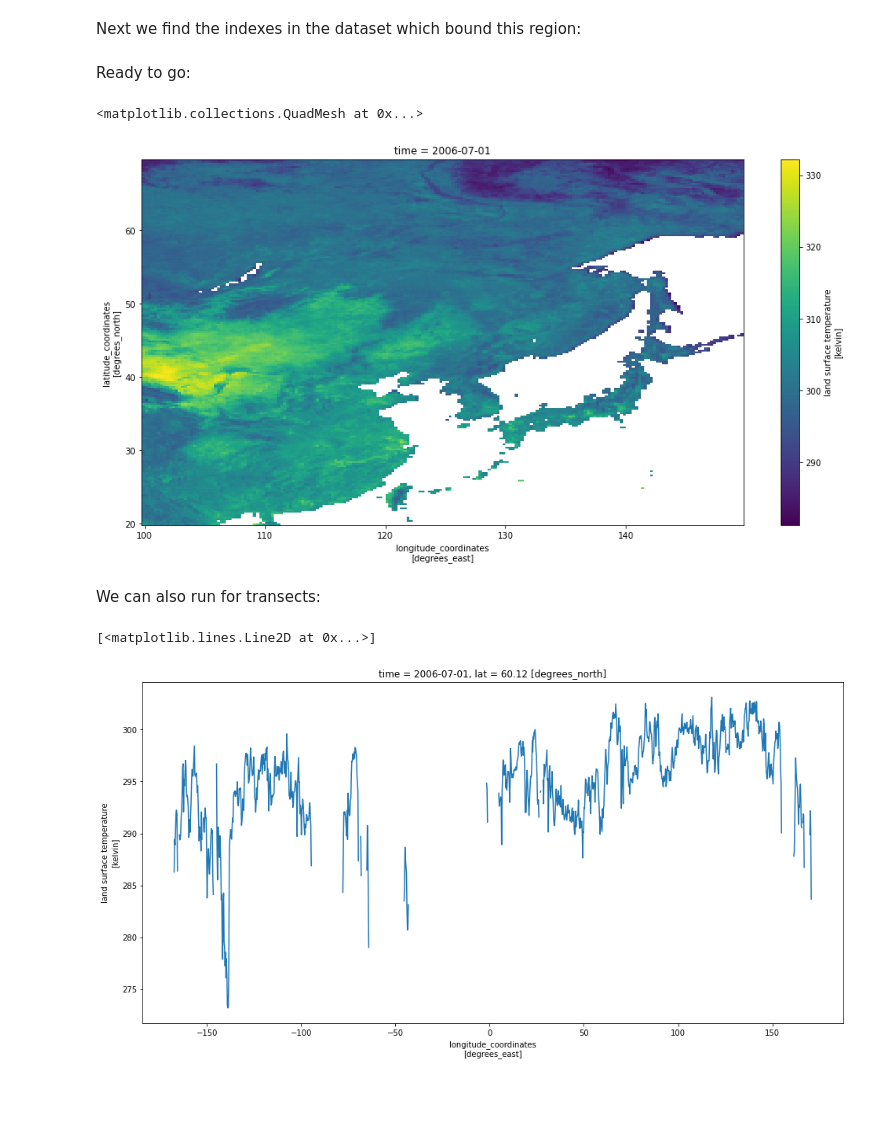
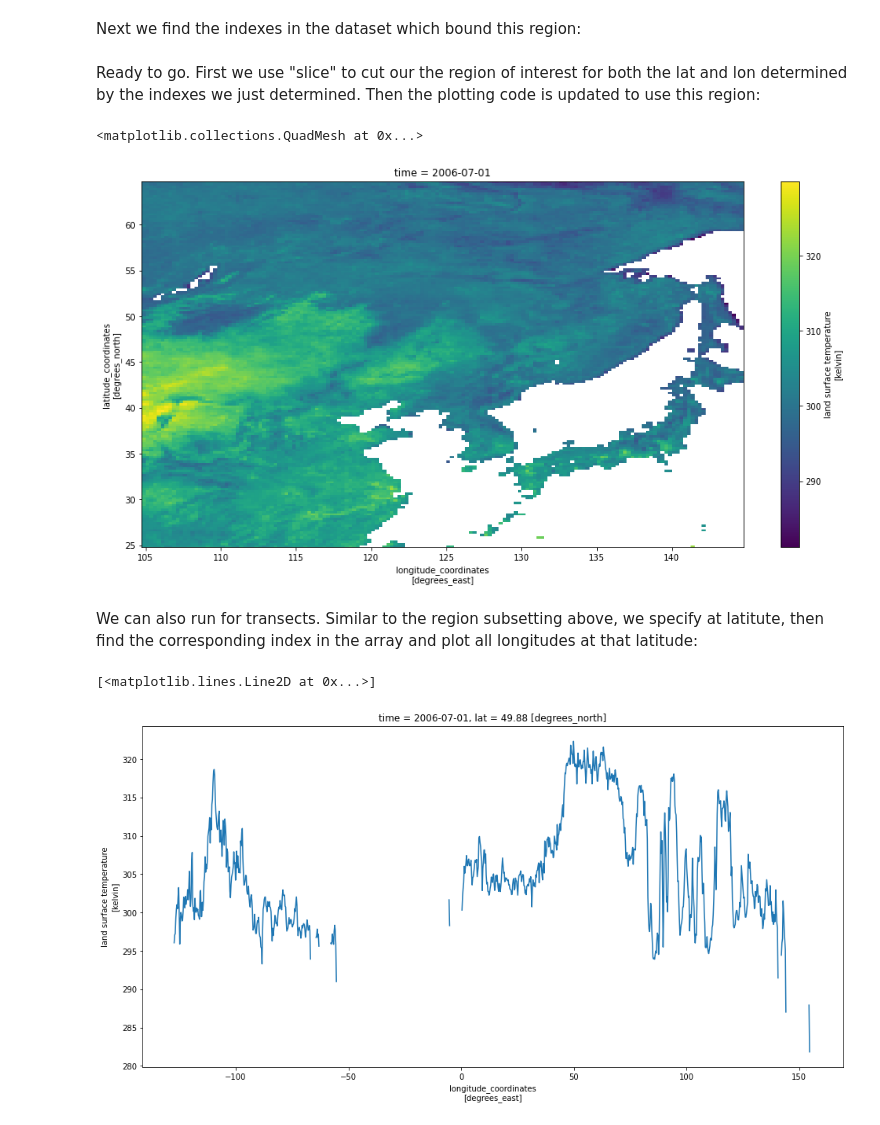
Before and after one commit to MikeJSPerry/ESA_CCI_LST_DEMO, a Jupyter notebook: example_reader.ipynb, the cells around one changed output. Drawn from its saved outputs; the diff is of its cells as text; code cells hidden in the pictures; blank space fills up the shorter version.

```diff
--- a/example_reader.ipynb
+++ b/example_reader.ipynb
@@ -51,28 +54,32 @@ ds.lst.plot.hist(size=8,bins=50, alpha=0.5, color='steelblue',edgecolor='grey')
 # %% [markdown]
 And we can look at specifc regions, first lets set our region of interest:
 # %%
-lower_lon = 100.0
-upper_lon = 150.0
-lower_lat = 20.0
-upper_lat = 70.0
+lower_lon = 105.0
+upper_lon = 145.0
+lower_lat = 25.0
+upper_lat = 65.0
 # %% [markdown]
 Next we find the indexes in the dataset which bound this region:
 # %%
-lat_max_idx = (abs(ds.lat.values - upper_lat)).argmin()
-lat_min_idx = (abs(ds.lat.values - lower_lat)).argmin()
-lon_max_idx = (abs(ds.lon.values - upper_lon)).argmin()
-lon_min_idx = (abs(ds.lon.values - lower_lon)).argmin()
+lat_max_idx = find_matching_index(ds.lat.values,upper_lat)
+lat_min_idx = find_matching_index(ds.lat.values,lower_lat)
+lon_max_idx = find_matching_index(ds.lon.values,upper_lon)
+lon_min_idx = find_matching_index(ds.lon.values,lower_lon)
-# %% [markdown]
-Ready to go:
+# %% [markdown]
+Ready to go. First we use "slice" to cut our the region of interest for both the lat and lon determined by the indexes we just determined. Then the plotting code is updated to use this region:
 # %%
-ds.lst.isel(lat=slice(lat_min_idx, lat_max_idx),lon=slice(lon_min_idx,lon_max_idx)).plot(aspect=2,size=8)
+lat_region = slice(lat_min_idx, lat_max_idx)
+lon_region = slice(lon_min_idx,lon_max_idx)
+ds.lst.isel(lat=lat_region,lon=lon_region).plot(aspect=2,size=8)
 # %% [output]
 <matplotlib.collections.QuadMesh at 0x...>
-[figure, old version]
+[figure, new version]
-# %% [markdown]
-We can also run for transects:
+# %% [markdown]
+We can also run for transects. Similar to the region subsetting above, we specify at latitute, then find the corresponding index in the array and plot all longitudes at that latitude:
 # %%
-ds.lst[dict(lat=600)].plot(aspect=2,size=8)
+lat_transect = 50.0
+lat_idx = find_matching_index(ds.lat.values, lat_transect)
+ds.lst.isel(lat=lat_idx).plot(aspect=2,size=8)
 # %% [output]
 [<matplotlib.lines.Line2D at 0x...>]
-[figure, old version]
+[figure, new version]
```
Also changed, not shown: parts of 11 cells of this notebook.
